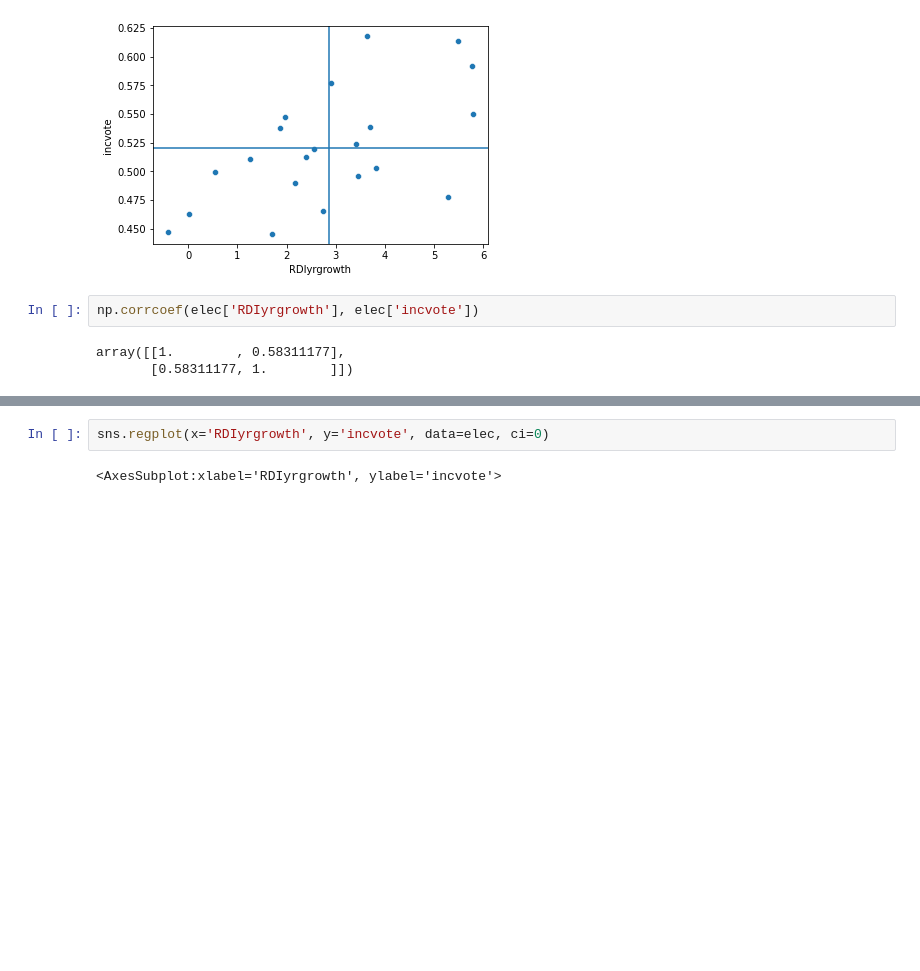
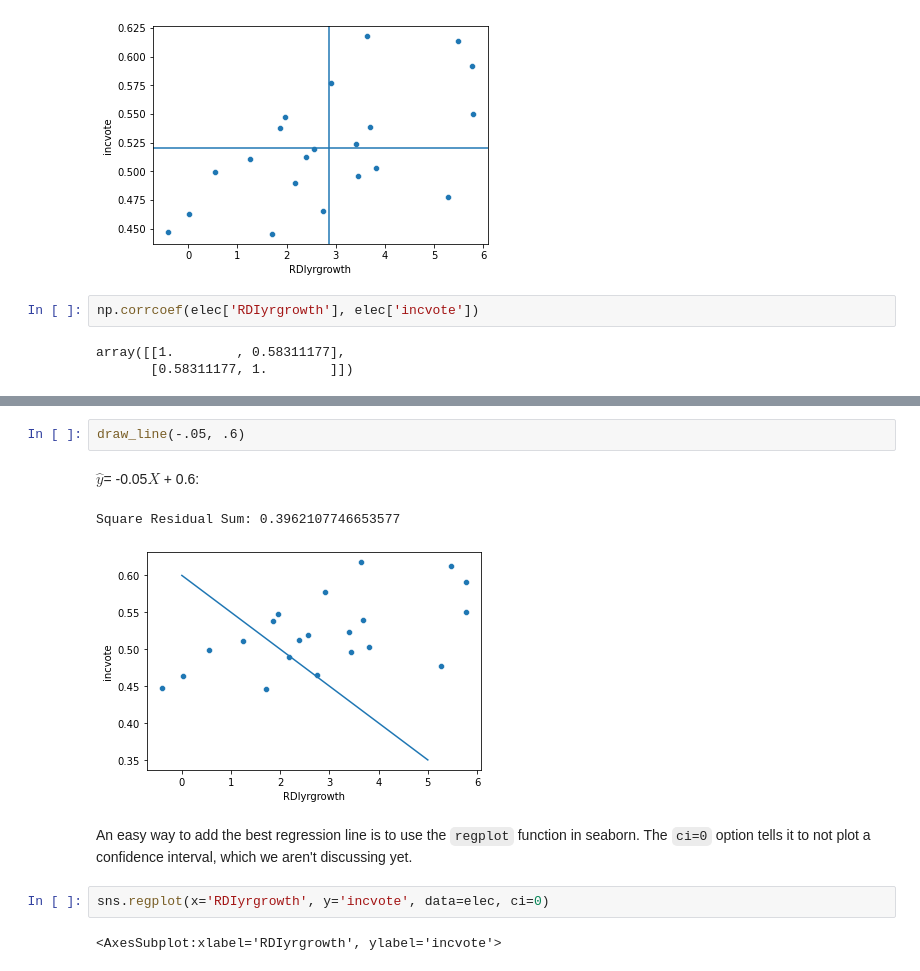
Before and after one commit to ds-modules/PS88-SP23-Public, a Jupyter notebook: week8/PS88-week8class.ipynb, the cells around one changed output, grey strips where cells are left out. Drawn from its saved outputs; the diff is of its cells as text; blank space fills up the shorter version.

```diff
--- a/week8/PS88-week8class.ipynb
+++ b/week8/PS88-week8class.ipynb
@@ -69,3 +97,12 @@ An easy way to add a regression line is to use the `regplot` function in seaborn
+# %%
+draw_line(-.05, .6)
+# %% [output]
+$\hat y$= -0.05$X$ + 0.6:
+Square Residual Sum: 0.3962107746653577
+[figure, added]
+# %% [markdown]
+
+An easy way to add the best regression line is to use the `regplot` function in seaborn. The `ci=0` option tells it to not plot a confidence interval, which we aren't discussing yet.
 # %%
 sns.regplot(x='RDIyrgrowth', y='incvote', data=elec, ci=0)
 # %% [output]
```
Also changed, not shown: parts of 7 cells of this notebook.
